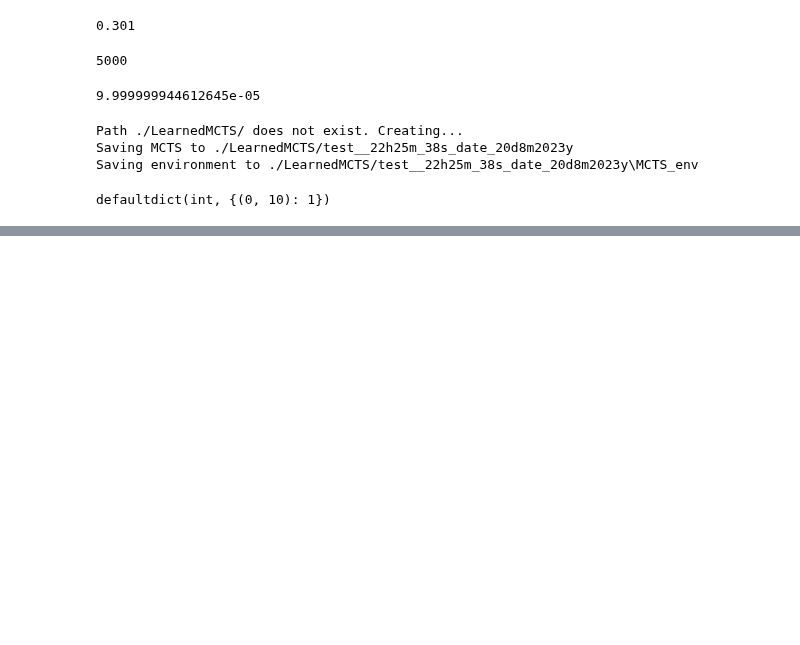
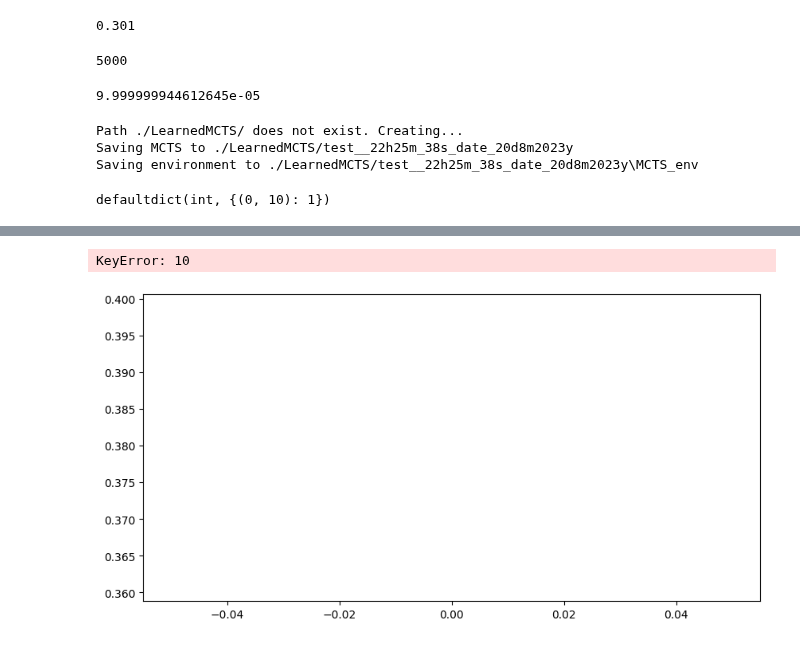
Before and after one commit to aimclub/rostok, a Jupyter notebook: examples/example_new_mcts.ipynb, the cells around one changed output, grey strips where cells are left out. Cells and saved outputs as stored; diff of their text form; code cells hidden in the pictures; blank space fills up the shorter version.

```diff
--- a/examples/example_new_mcts.ipynb
+++ b/examples/example_new_mcts.ipynb
@@ -200,0 +266,5 @@ nan
+# %%
+mcts_manager.plot_v_trajectory(mcts_manager.trajectories[0])
+# %% [output]
+KeyError: 10
+[figure, added]
```
Also changed, not shown: parts of 23 cells of this notebook, 19 other files.
